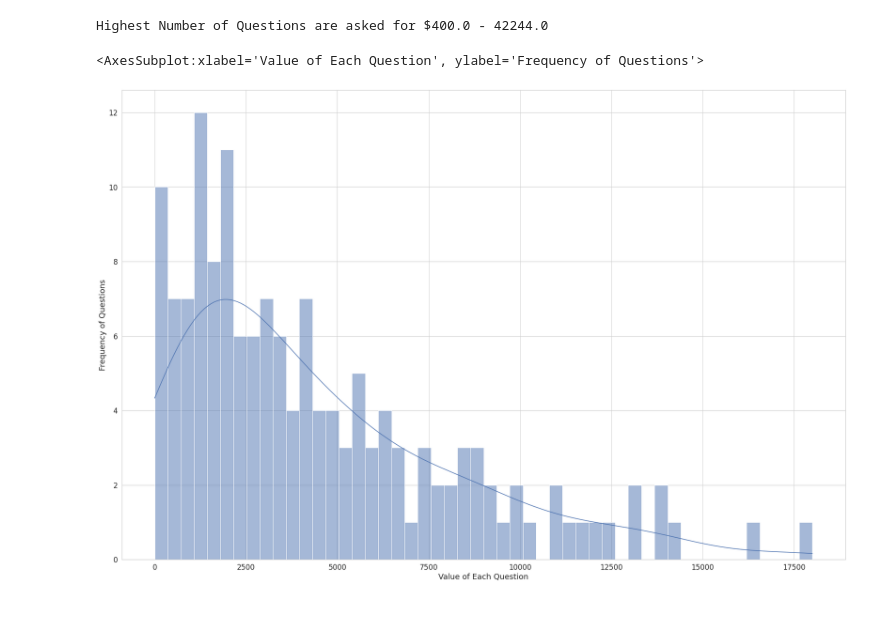
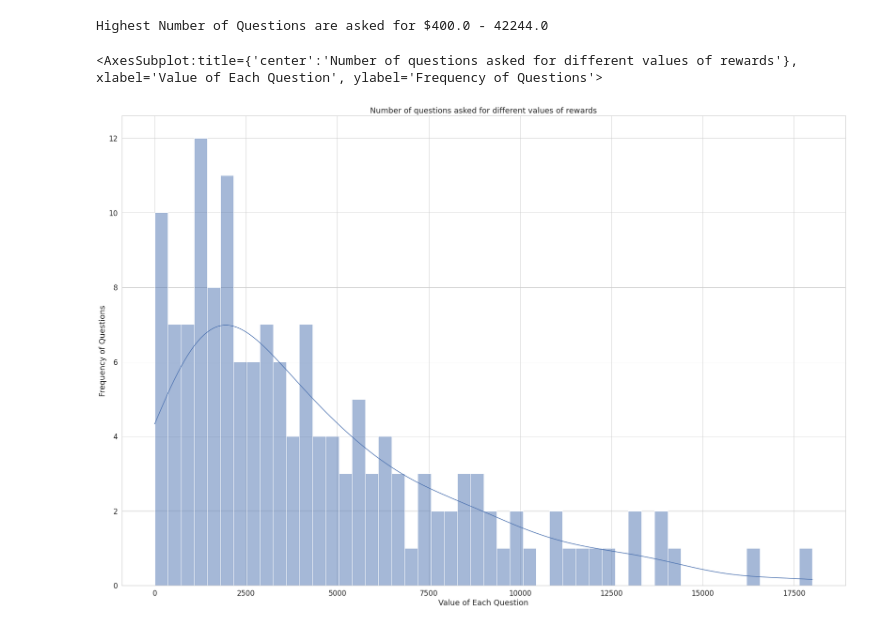
Before and after one commit to Ujwal-B/jeopardy-eda, a Jupyter notebook: eda.ipynb, the cells around one changed output. Cells and saved outputs as stored; diff of their text form; code cells hidden in the pictures.

```diff
--- a/eda.ipynb
+++ b/eda.ipynb
@@ -394,10 +395,11 @@ Highest Number of Questions are asked for $400.0 - 42244.0
 # %%
 plt.figure(figsize=(30,20))
 sns.set_style('whitegrid')
+plt.title("Number of questions asked for different values of rewards")
 plt.xlabel("Value of Each Question")
 plt.ylabel("Frequency of Questions")
 sns.histplot(x=ndf2["Value"], bins=50, kde=True, element="bars")
 # sns.barplot(x=ndf2["Value"], y=ndf2["Count"])
 # %% [output]
-<AxesSubplot:xlabel='Value of Each Question', ylabel='Frequency of Questions'>
+<AxesSubplot:title={'center':'Number of questions asked for different values of rewards'}, xlabel='Value of Each Question', ylabel='Frequency of Questions'>
-[figure, old version]
+[figure, new version]
```
Also changed, not shown: parts of 1 cell of this notebook.
